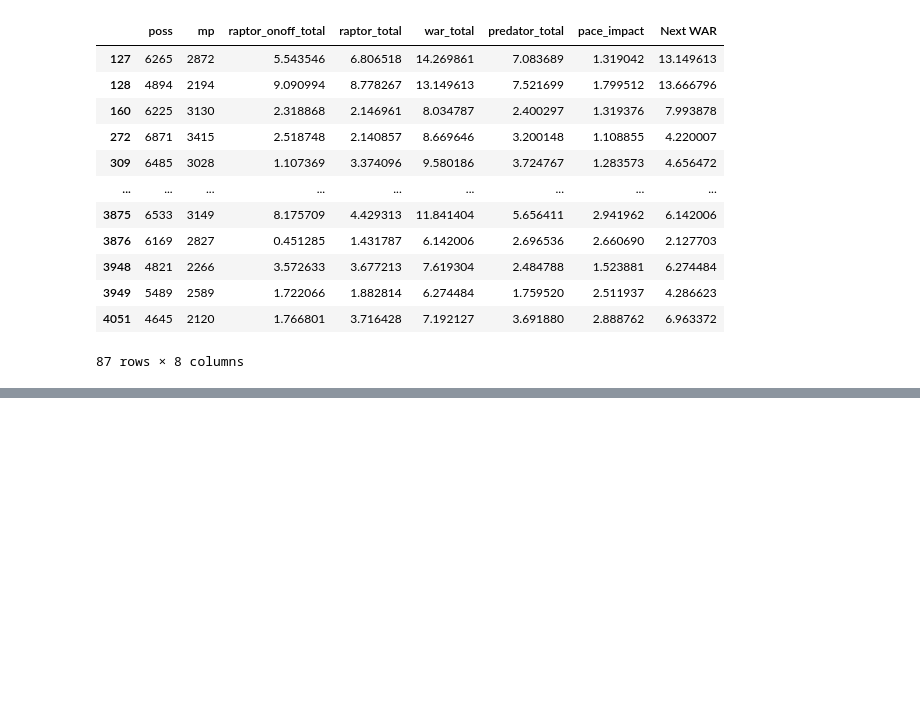
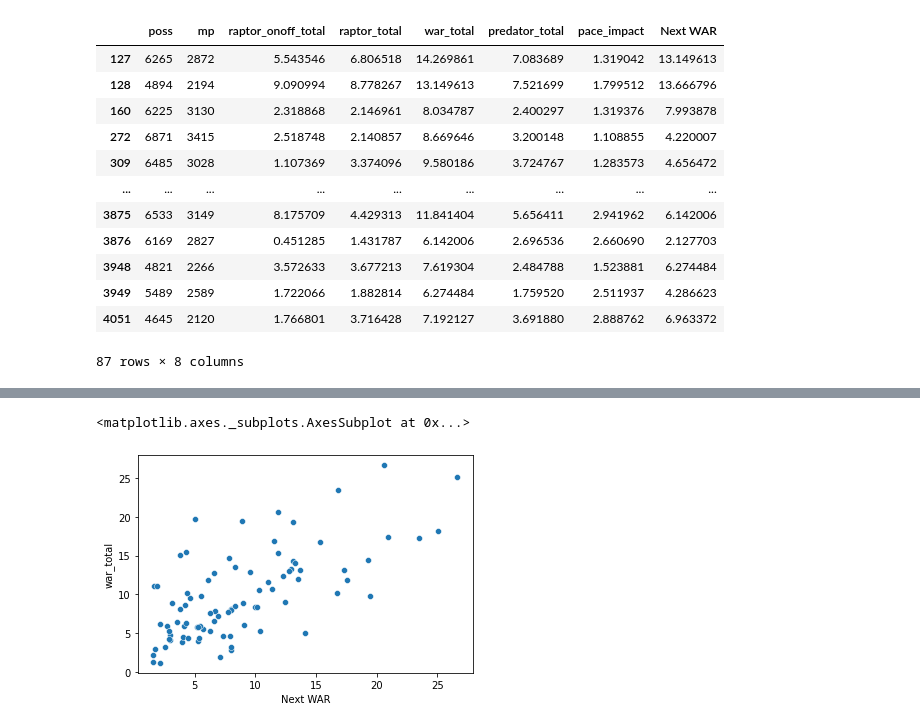
Before and after one commit to acafiero/sports-project2, a Jupyter notebook: Cafiero_Project_2.ipynb, the cells around one changed output, grey strips where cells are left out. Drawn from its saved outputs; the diff is of its cells as text; code cells hidden in the pictures; blank space fills up the shorter version.

```diff
--- a/Cafiero_Project_2.ipynb
+++ b/Cafiero_Project_2.ipynb
@@ -208,0 +237,3 @@ KeyError: ignored
+# %%
+dfml.dropna(subset=['Next WAR'], inplace = True)
+dfml.isna().sum()
@@ -216,3 +273,7 @@ sns.heatmap(corr, cmap = 'coolwarm', annot = True)
 # %%
-sns.scatterplot(data=dfml, x='war_total', y='mp', legend = False)
+sns.scatterplot(data=dfml, x='Next WAR', y='war_total', legend = False)
+## include title and some text about what this means
+# %% [output]
+<matplotlib.axes._subplots.AxesSubplot at 0x...>
+[figure, added]
 # %%
```
Also changed, not shown: parts of 51 cells of this notebook.
